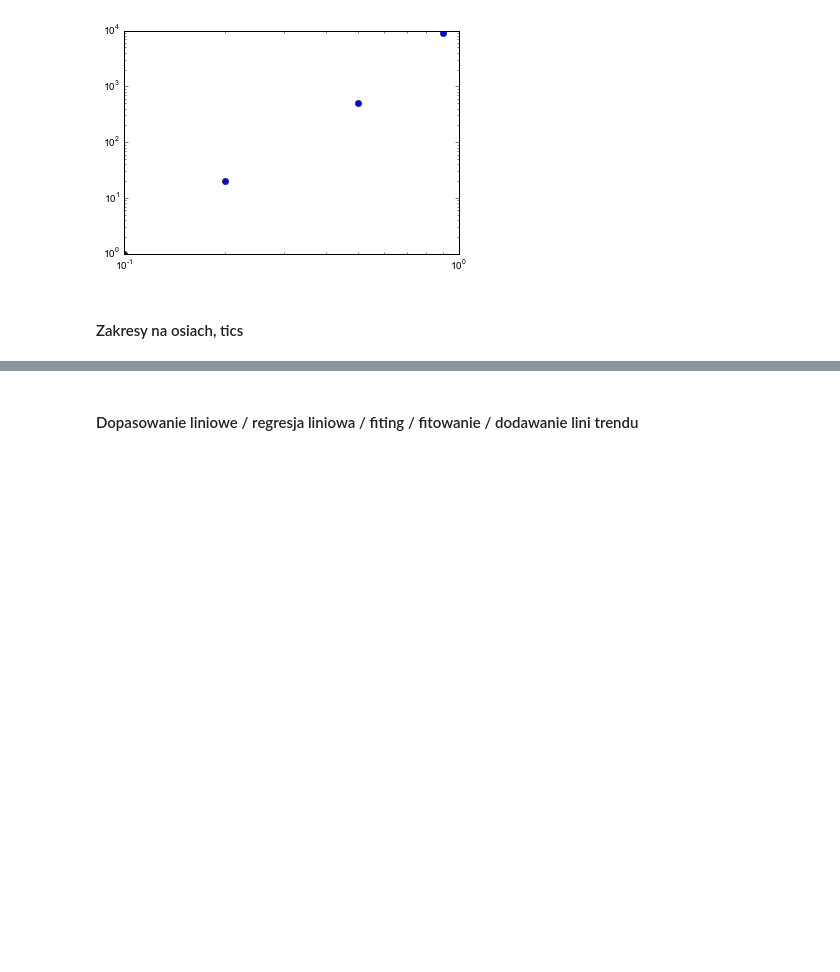
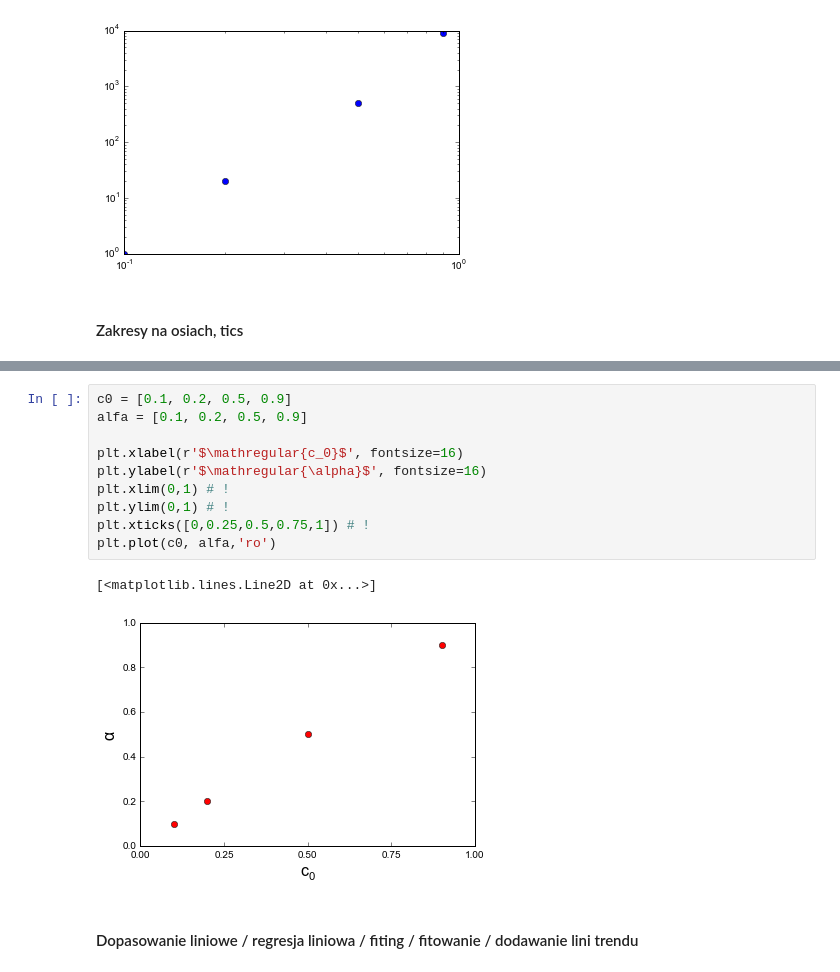
Before and after one commit to sbednarz/techniki_komputerowe, a Jupyter notebook: wykresy02.ipynb, the cells around one changed output, grey strips where cells are left out. Saved outputs shown, nothing was run; the diff lists cells and outputs as text; blank space fills up the shorter version.

```diff
--- a/wykresy02.ipynb
+++ b/wykresy02.ipynb
@@ -135,6 +134,19 @@ plt.plot(c0, alfa,'ro')
 # %% [output]
 [<matplotlib.lines.Line2D at 0x...>]
 [figure]
+# %%
+c0 = [0.1, 0.2, 0.5, 0.9]
+alfa = [0.1, 0.2, 0.5, 0.9]
+
+plt.xlabel(r'$\mathregular{c_0}$', fontsize=16)
+plt.ylabel(r'$\mathregular{\alpha}$', fontsize=16)
+plt.xlim(0,1) # !
+plt.ylim(0,1) # !
+plt.xticks([0,0.25,0.5,0.75,1]) # !
+plt.plot(c0, alfa,'ro')
+# %% [output]
+[<matplotlib.lines.Line2D at 0x...>]
+[figure, added]
 # %% [markdown]
 #### Dopasowanie liniowe / regresja liniowa / fiting / fitowanie / dodawanie lini trendu
 # %%
```
Also changed, not shown: parts of 5 cells of this notebook.
